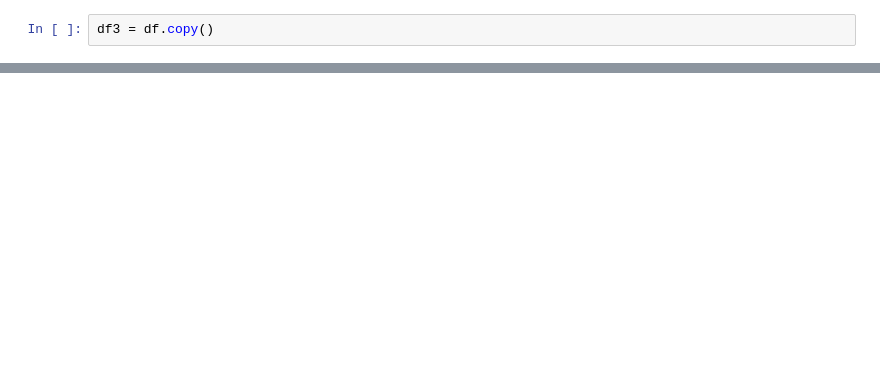
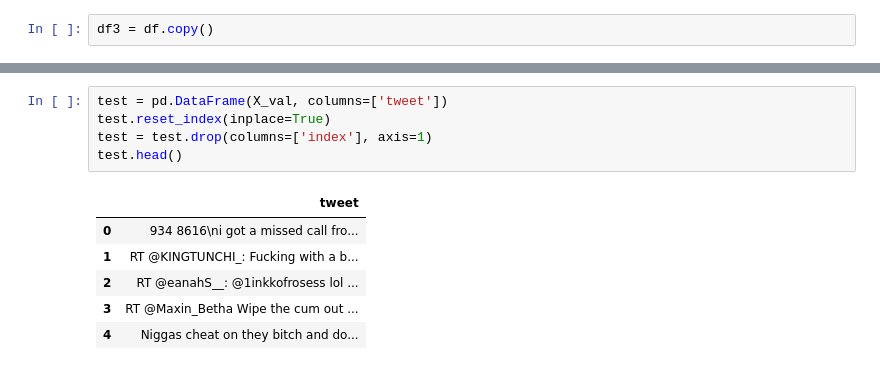
Before and after one commit to datascisteven/Twitter-Sentiment-Analysis, a Jupyter notebook: training.ipynb, the cells around one changed output, grey strips where cells are left out. Drawn from its saved outputs; the diff is of its cells as text; blank space fills up the shorter version.

```diff
--- a/training.ipynb
+++ b/training.ipynb
@@ -761,0 +632,12 @@ df3.tweet
+# %%
+test = pd.DataFrame(X_val, columns=['tweet'])
+test.reset_index(inplace=True)
+test = test.drop(columns=['index'], axis=1)
+test.head()
+# %% [output]
+|  | tweet |
+| 0 | 934 8616\ni got a missed call fro... |
+| 1 | RT @KINGTUNCHI_: Fucking with a b... |
+| 2 | RT @eanahS__: @1inkkofrosess lol ... |
+| 3 | RT @Maxin_Betha Wipe the cum out ... |
+| 4 | Niggas cheat on they bitch and do... |
```
Also changed, not shown: parts of 50 cells of this notebook, 2 other files.
